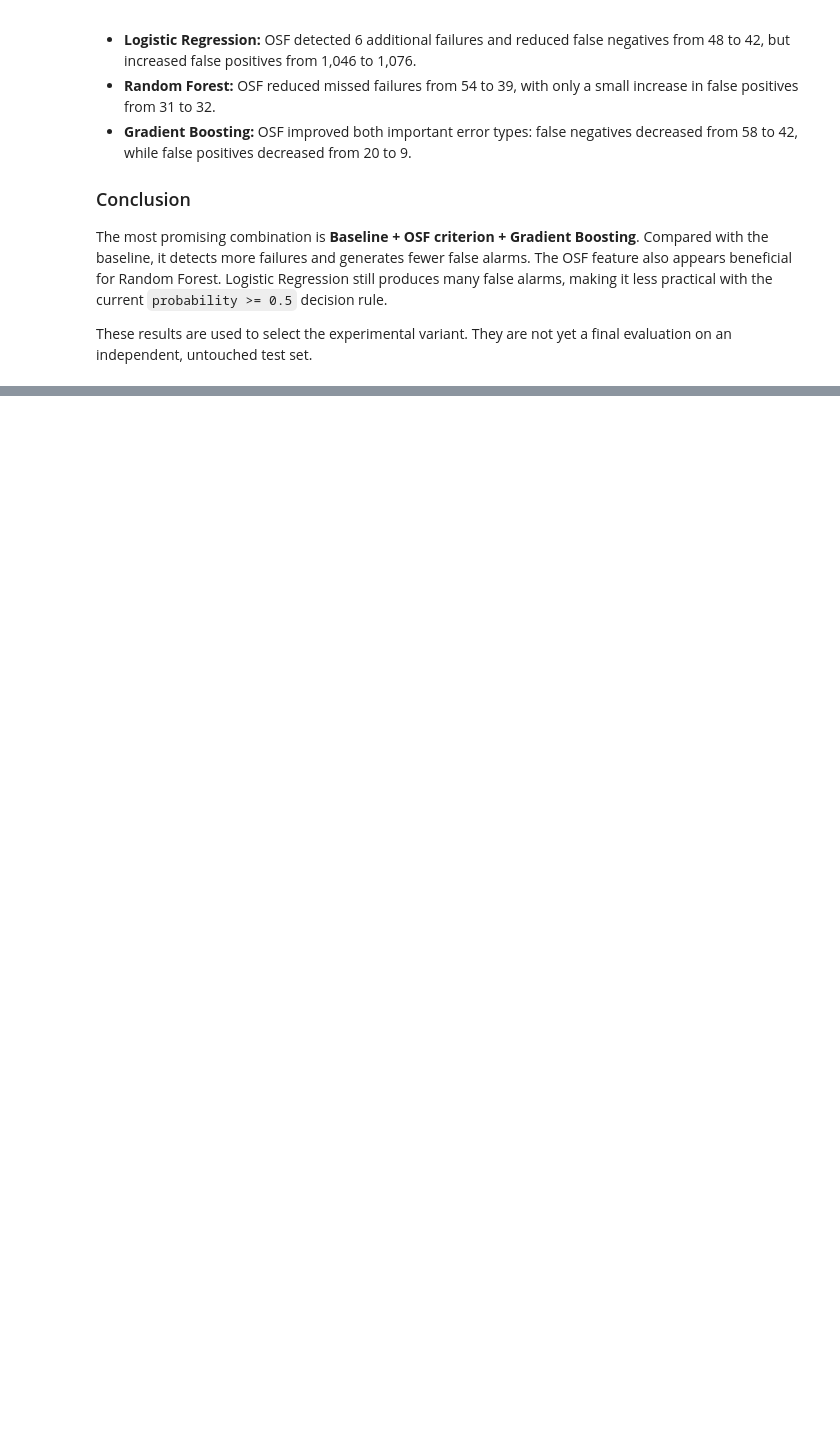
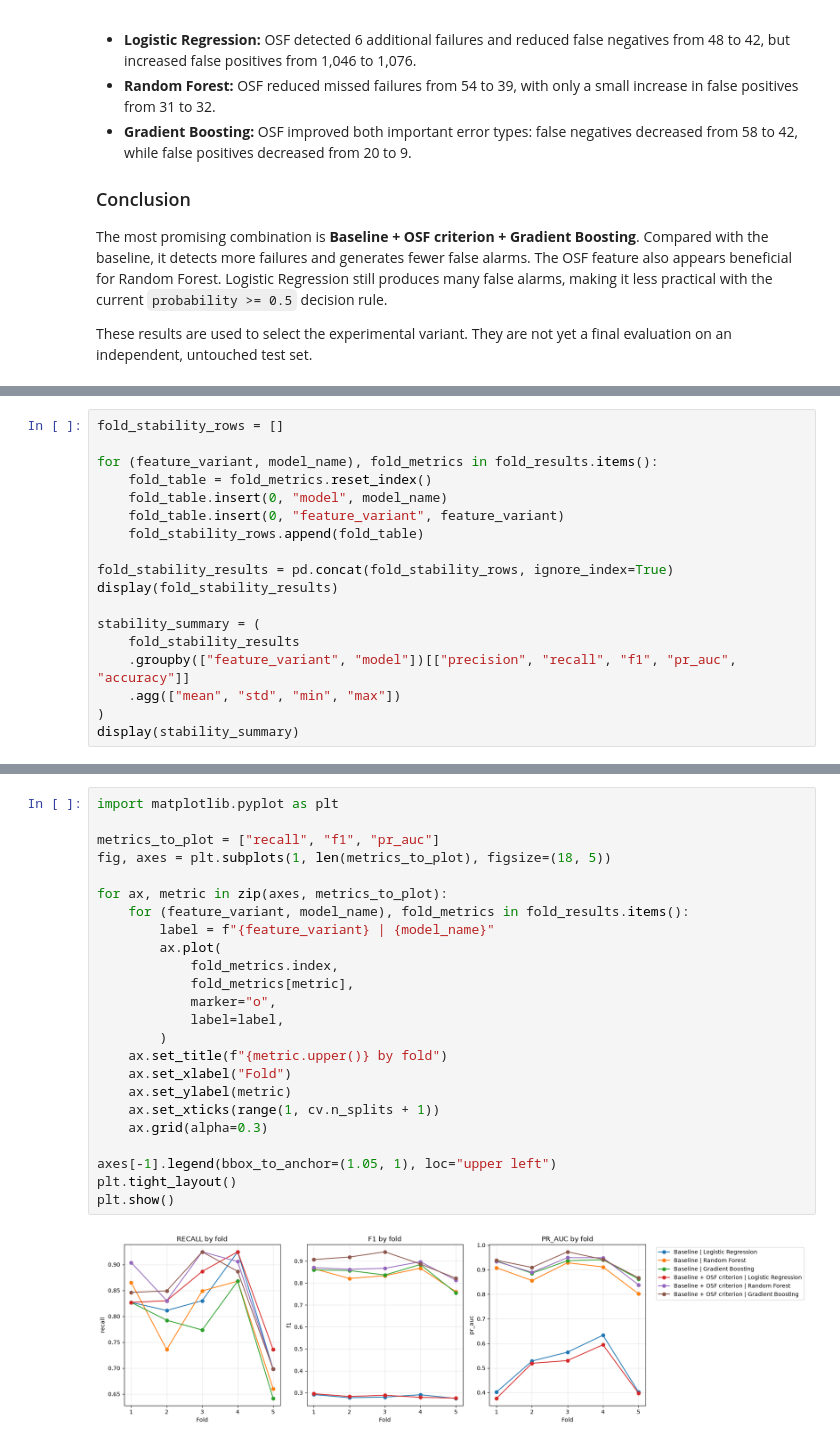
Before and after one commit to KacperKnapek/Machine-failure-prediction, a Jupyter notebook: notebooks/05_feature_experiment.ipynb, the cells around one changed output, grey strips where cells are left out. Drawn from its saved outputs; the diff is of its cells as text; blank space fills up the shorter version.

```diff
--- a/notebooks/05_feature_experiment.ipynb
+++ b/notebooks/05_feature_experiment.ipynb
@@ -332,0 +516,18 @@ These results are used to select the experimental variant. They are not yet a fi
+# %%
+fold_stability_rows = []
+
+for (feature_variant, model_name), fold_metrics in fold_results.items():
+    fold_table = fold_metrics.reset_index()
+    fold_table.insert(0, "model", model_name)
+    fold_table.insert(0, "feature_variant", feature_variant)
+    fold_stability_rows.append(fold_table)
+
+fold_stability_results = pd.concat(fold_stability_rows, ignore_index=True)
+display(fold_stability_results)
+
+stability_summary = (
+    fold_stability_results
+    .groupby(["feature_variant", "model"])[["precision", "recall", "f1", "pr_auc", "accuracy"]]
+    .agg(["mean", "std", "min", "max"])
+)
+display(stability_summary)
@@ -332,0 +561,26 @@ These results are used to select the experimental variant. They are not yet a fi
+# %%
+import matplotlib.pyplot as plt
+
+metrics_to_plot = ["recall", "f1", "pr_auc"]
+fig, axes = plt.subplots(1, len(metrics_to_plot), figsize=(18, 5))
+
+for ax, metric in zip(axes, metrics_to_plot):
+    for (feature_variant, model_name), fold_metrics in fold_results.items():
+        label = f"{feature_variant} | {model_name}"
+        ax.plot(
+            fold_metrics.index,
+            fold_metrics[metric],
+            marker="o",
+            label=label,
+        )
+    ax.set_title(f"{metric.upper()} by fold")
+    ax.set_xlabel("Fold")
+    ax.set_ylabel(metric)
+    ax.set_xticks(range(1, cv.n_splits + 1))
+    ax.grid(alpha=0.3)
+
+axes[-1].legend(bbox_to_anchor=(1.05, 1), loc="upper left")
+plt.tight_layout()
+plt.show()
+# %% [output]
+[figure, added]
```
Also changed, not shown: parts of 13 cells of this notebook.
